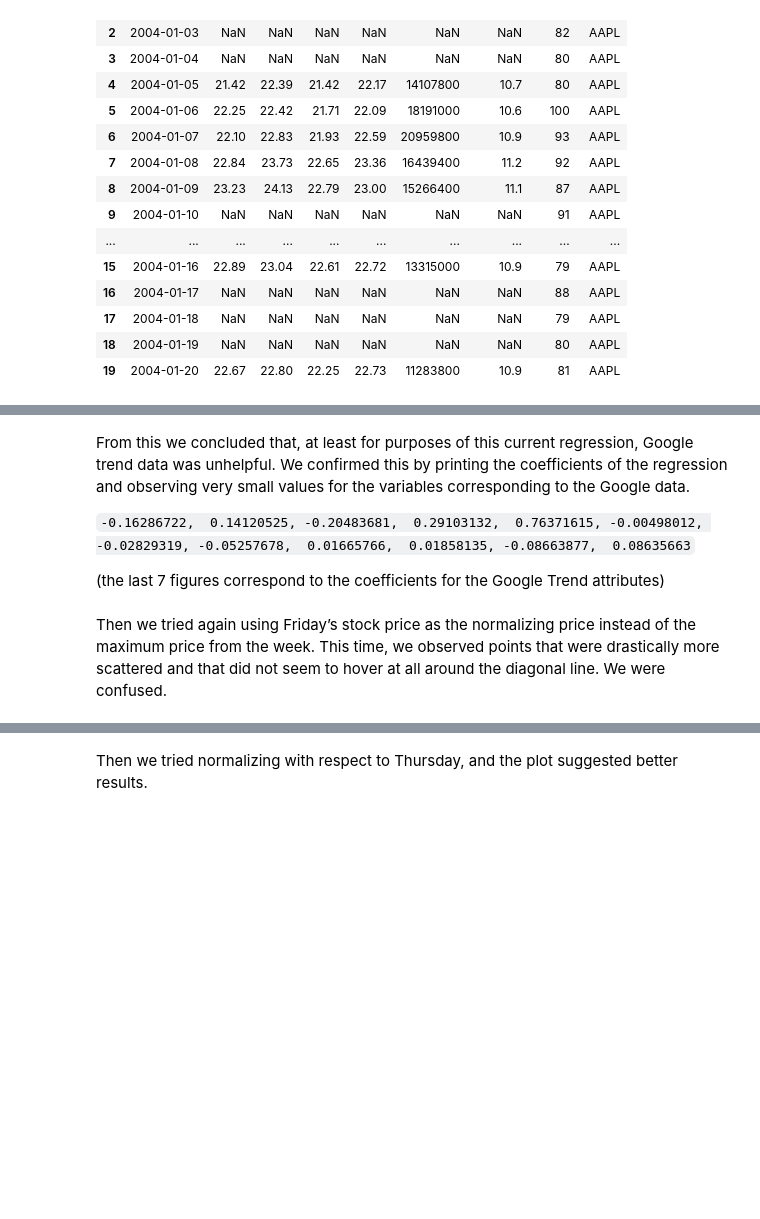
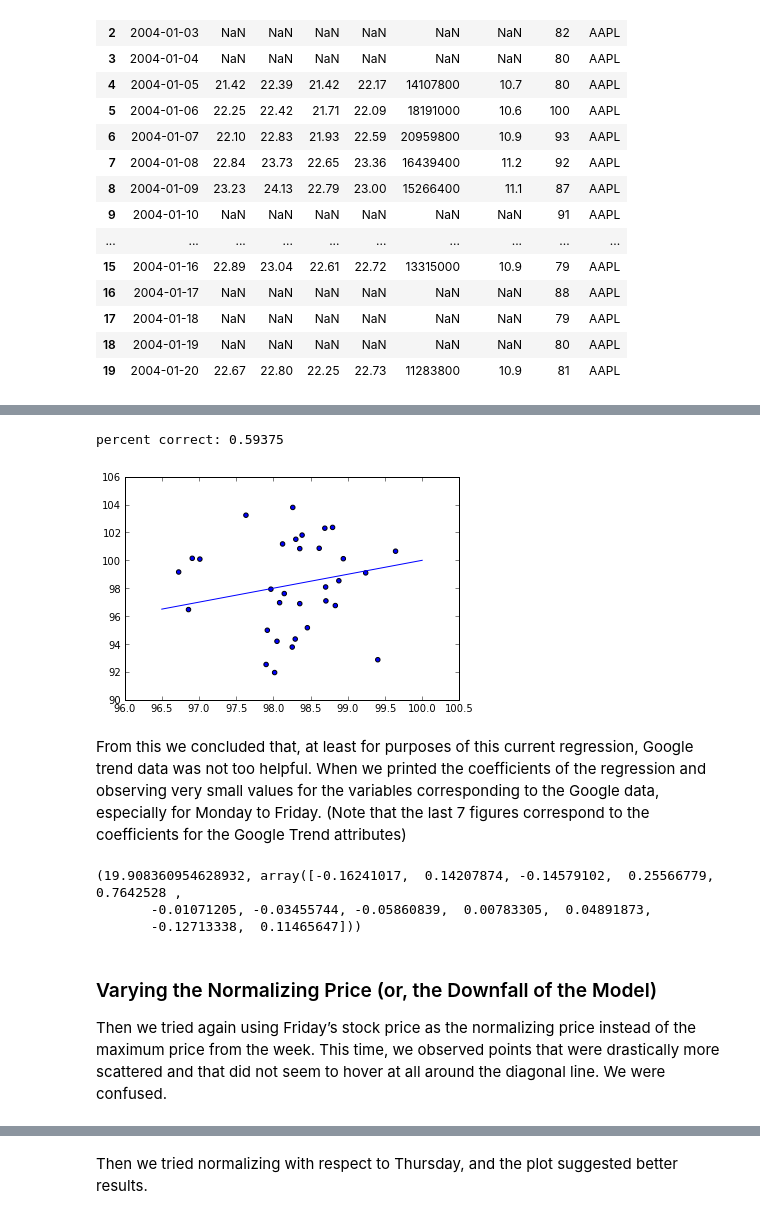
Before and after one commit to yuechen/SKY, a Jupyter notebook: ProcessJournal.ipynb, the cells around one changed output, grey strips where cells are left out. Cells and saved outputs as stored; diff of their text form; code cells hidden in the pictures; blank space fills up the shorter version.

```diff
--- a/ProcessJournal.ipynb
+++ b/ProcessJournal.ipynb
@@ -179,8 +822,31 @@ When we omitted the stock data we ended up with essentially random outcomes.
+# %%
+apple_formatted_data = generate_regression_dataset(apple_complete_data, norm='max', include_price_data=False)
+predictors, outcomes = generate_predictors_outcomes(apple_formatted_data)
+
+# Split into train and test sets, train, and then visualize fit.
+Xtrain, Xtest, Ytrain, Ytest = train_test_split(predictors, outcomes, test_size=0.1)
+coefficients = get_coefficients(Xtrain, Ytrain)
+
+visualize_fit(coefficients, Xtest, Ytest)
+# %% [output]
+percent correct: 0.59375
+[figure, added]
 # %% [markdown]
-From this we concluded that, at least for purposes of this current regression, Google trend data was unhelpful. We confirmed this by printing the coefficients of the regression and observing very small values for the variables corresponding to the Google data.
-
-`-0.16286722,  0.14120525, -0.20483681,  0.29103132,  0.76371615, -0.00498012, -0.02829319, -0.05257678,  0.01665766,  0.01858135, -0.08663877,  0.08635663`
-
-(the last 7 figures correspond to the coefficients for the Google Trend attributes)
+From this we concluded that, at least for purposes of this current regression, Google trend data was not too helpful. When we printed the coefficients of the regression and observing very small values for the variables corresponding to the Google data, especially for Monday to Friday. (Note that the last 7 figures correspond to the coefficients for the Google Trend attributes)
+# %%
+apple_formatted_data = generate_regression_dataset(apple_complete_data, norm='max')
+predictors, outcomes = generate_predictors_outcomes(apple_formatted_data)
+
+# Split into train and test sets, train, and then visualize fit.
+Xtrain, Xtest, Ytrain, Ytest = train_test_split(predictors, outcomes, test_size=0.1)
+coefficients = get_coefficients(Xtrain, Ytrain)
+
+print coefficients
+# %% [output]
+(19.908360954628932, array([-0.16241017,  0.14207874, -0.14579102,  0.25566779,  0.7642528 ,
+       -0.01071205, -0.03455744, -0.05860839,  0.00783305,  0.04891873,
+       -0.12713338,  0.11465647]))
 # %% [markdown]
+### Varying the Normalizing Price (or, the Downfall of the Model)
+
 Then we tried again using Friday’s stock price as the normalizing price instead of the maximum price from the week. This time, we observed points that were drastically more scattered and that did not seem to hover at all around the diagonal line. We were confused.
```
Also changed, not shown: parts of 39 cells of this notebook, 5 other files.
